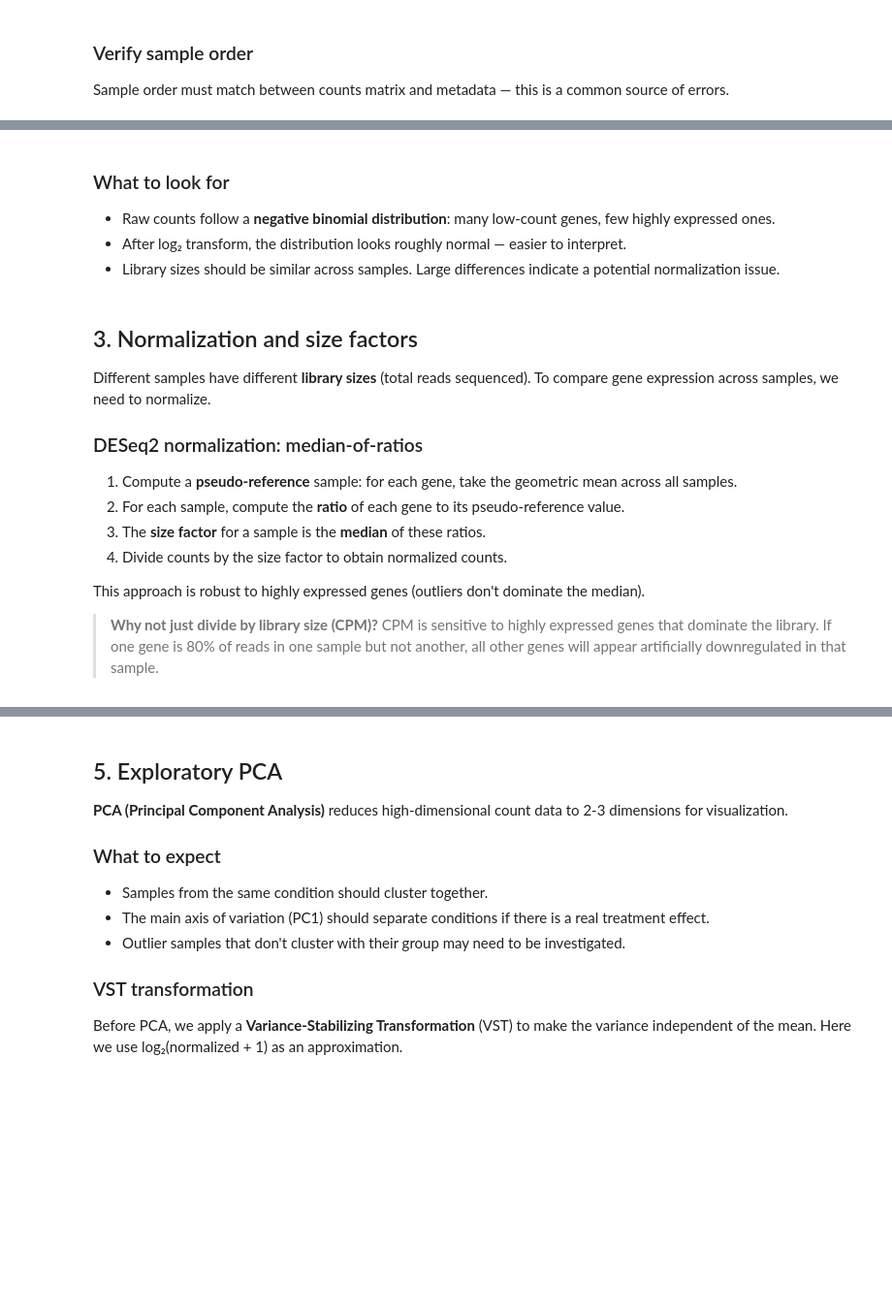
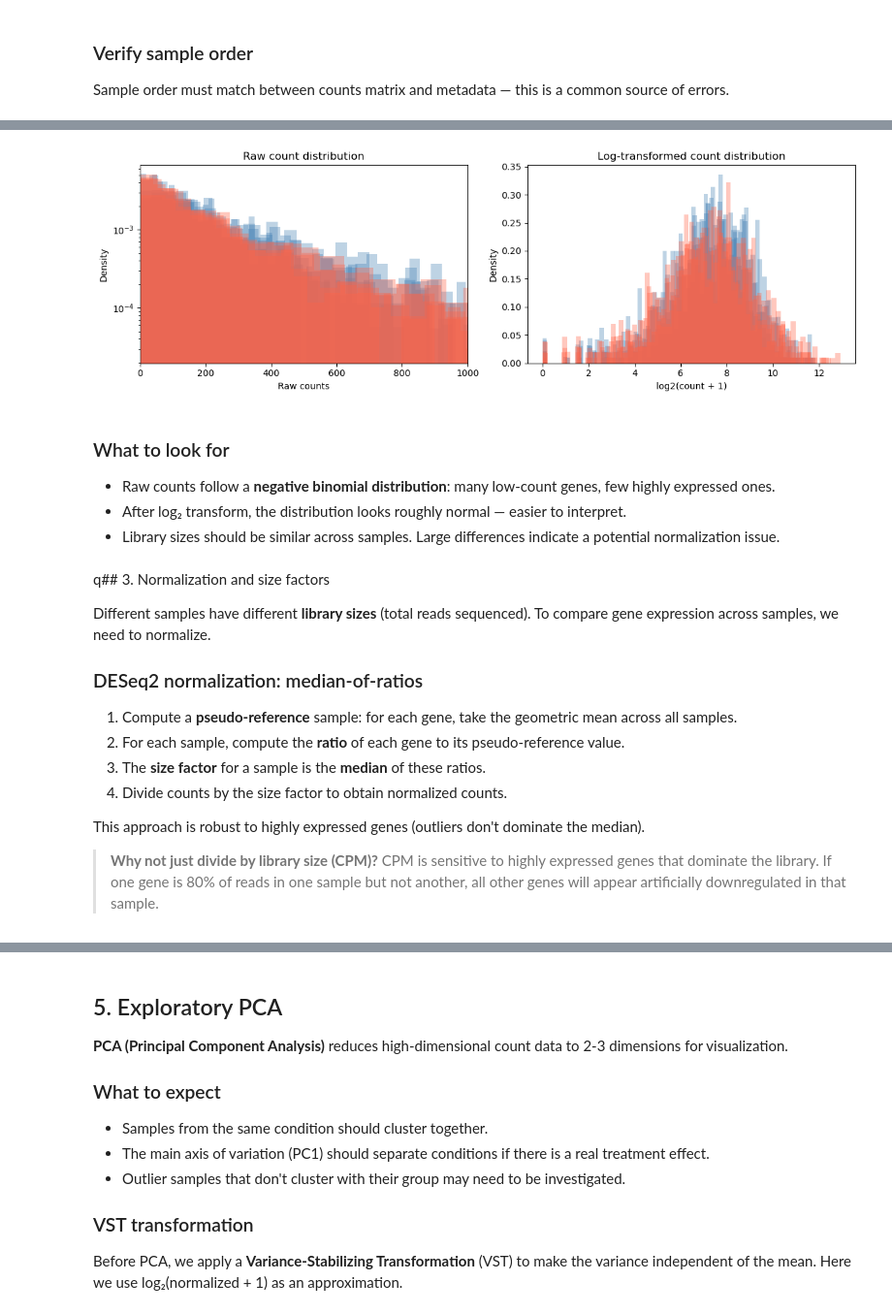
Before and after one commit to FelipeMelis/clases-sistemas-microbiologicos, a Jupyter notebook: modulo2_DESeq_PyDESeq2/notebook/deseq2_pipeline.ipynb, the cells around one changed output, grey strips where cells are left out. Shown at 97% size. Drawn from its saved outputs; the diff is of its cells as text; code cells hidden in the pictures; blank space fills up the shorter version.

```diff
--- a/modulo2_DESeq_PyDESeq2/notebook/deseq2_pipeline.ipynb
+++ b/modulo2_DESeq_PyDESeq2/notebook/deseq2_pipeline.ipynb
@@ -142,30 +225,29 @@ print(library_sizes.to_string())
 # %%
 # Count distribution: raw counts vs log2(counts+1)
 fig, axes = plt.subplots(1, 2, figsize=(12, 4))
 
 # Raw counts — log scale to see the full range
 for col in counts_raw.columns:
-    color = "steelblue" if "ctrl" in col else "tomato"
-    axes[0].hist(counts_raw[col], bins=100, alpha=0.4, color=color, density=True)
+    color = condition_palette[metadata.loc[col, "condition"]]
+    axes[0].hist(counts_raw[col], bins=100, alpha=0.35, color=color, density=True)
 axes[0].set_xlabel("Raw counts")
 axes[0].set_ylabel("Density")
 axes[0].set_title("Raw count distribution")
 axes[0].set_yscale("log")
 axes[0].set_xlim(0, 1000)
 
-# Log2(count + 1) — more interpretable
-log_counts = np.log2(counts_raw + 1)
-for col in log_counts.columns:
-    color = "steelblue" if "ctrl" in col else "tomato"
-    axes[1].hist(log_counts[col], bins=50, alpha=0.4, color=color, density=True, label=col)
-axes[1].set_xlabel("log₂(count + 1)")
+# Log2(count + 1) — more interpretable scale
+for col in counts_raw.columns:
+    color = condition_palette[metadata.loc[col, "condition"]]
+    axes[1].hist(np.log2(counts_raw[col] + 1), bins=60, alpha=0.35, color=color, density=True)
+axes[1].set_xlabel("log2(count + 1)")
 axes[1].set_ylabel("Density")
 axes[1].set_title("Log-transformed count distribution")
-axes[1].legend(fontsize=8)
 
 plt.tight_layout()
-plt.savefig(os.path.join(RESULTS_DIR, "count_distribution.png"), dpi=150)
 plt.show()
+# %% [output]
+[figure, added]
 # %% [markdown]
 ### What to look for
 
@@ -173,7 +255,7 @@ plt.show()
 - After log₂ transform, the distribution looks roughly normal — easier to interpret.
 - Library sizes should be similar across samples. Large differences indicate a potential normalization issue.
 # %% [markdown]
-## 3. Normalization and size factors
+q## 3. Normalization and size factors
 
 Different samples have different **library sizes** (total reads sequenced). To compare gene expression across samples, we need to normalize.
 
```
Also changed, not shown: parts of 32 cells of this notebook, 19 other files.
